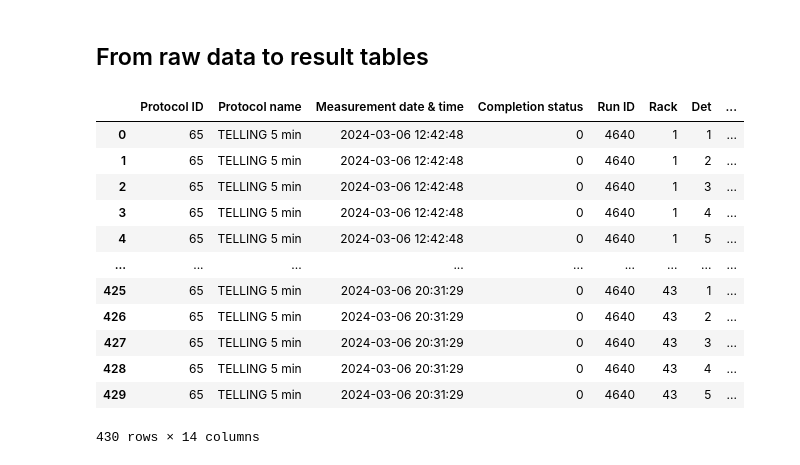
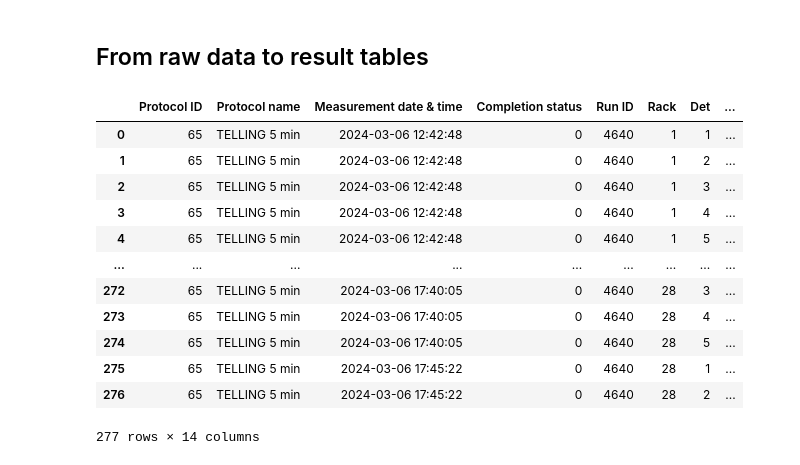
Before and after one commit to jmillanacosta/VHP4Safety2.4_1.1, a Jupyter notebook: 00_explore_uptake.ipynb, the cells around one changed output. Drawn from its saved outputs; the diff is of its cells as text; code cells hidden in the pictures.

```diff
--- a/00_explore_uptake.ipynb
+++ b/00_explore_uptake.ipynb
@@ -166,19 +166,19 @@ cpm_df
 # %% [markdown]
 ## From raw data to result tables
 # %%
-raw_df = pd.read_csv("data/004640.csv")
+raw_df = pd.read_csv("data/004640.csv")[0:277]
 raw_df
 # %% [output]
 |  | Protocol ID | Protocol name | Measurement date & time | Completion status | Run ID | Rack | Det | ... |
 | 0 | 65 | TELLING 5 min | 2024-03-06 12:42:48 | 0 | 4640 | 1 | 1 | ... |
 | 1 | 65 | TELLING 5 min | 2024-03-06 12:42:48 | 0 | 4640 | 1 | 2 | ... |
 | 2 | 65 | TELLING 5 min | 2024-03-06 12:42:48 | 0 | 4640 | 1 | 3 | ... |
 | 3 | 65 | TELLING 5 min | 2024-03-06 12:42:48 | 0 | 4640 | 1 | 4 | ... |
 | 4 | 65 | TELLING 5 min | 2024-03-06 12:42:48 | 0 | 4640 | 1 | 5 | ... |
 | ... | ... | ... | ... | ... | ... | ... | ... | ... |
-| 425 | 65 | TELLING 5 min | 2024-03-06 20:31:29 | 0 | 4640 | 43 | 1 | ... |
-| 426 | 65 | TELLING 5 min | 2024-03-06 20:31:29 | 0 | 4640 | 43 | 2 | ... |
-| 427 | 65 | TELLING 5 min | 2024-03-06 20:31:29 | 0 | 4640 | 43 | 3 | ... |
-| 428 | 65 | TELLING 5 min | 2024-03-06 20:31:29 | 0 | 4640 | 43 | 4 | ... |
-| 429 | 65 | TELLING 5 min | 2024-03-06 20:31:29 | 0 | 4640 | 43 | 5 | ... |
+| 272 | 65 | TELLING 5 min | 2024-03-06 17:40:05 | 0 | 4640 | 28 | 3 | ... |
+| 273 | 65 | TELLING 5 min | 2024-03-06 17:40:05 | 0 | 4640 | 28 | 4 | ... |
+| 274 | 65 | TELLING 5 min | 2024-03-06 17:40:05 | 0 | 4640 | 28 | 5 | ... |
+| 275 | 65 | TELLING 5 min | 2024-03-06 17:45:22 | 0 | 4640 | 28 | 1 | ... |
+| 276 | 65 | TELLING 5 min | 2024-03-06 17:45:22 | 0 | 4640 | 28 | 2 | ... |
-430 rows × 14 columns
+277 rows × 14 columns
```
Also changed, not shown: parts of 8 cells of this notebook.
